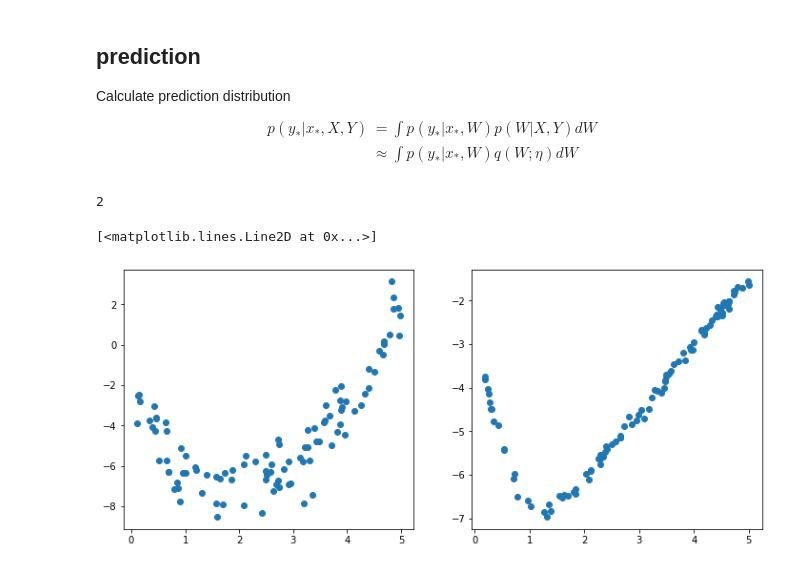
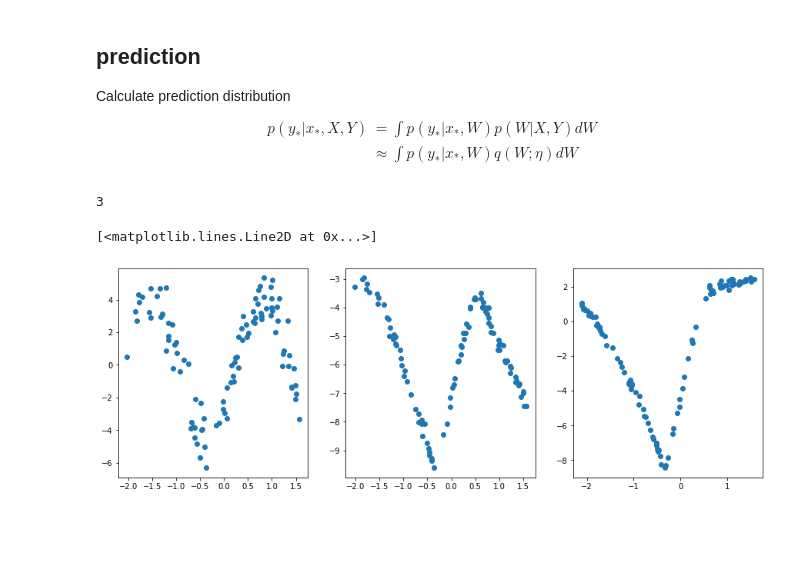
Before and after one commit to ga10is/bayes, a Jupyter notebook: notebook/probability_programing_1.ipynb, the cells around one changed output. Cells and saved outputs as stored; diff of their text form; code cells hidden in the pictures; blank space fills up the shorter version.

```diff
--- a/notebook/probability_programing_1.ipynb
+++ b/notebook/probability_programing_1.ipynb
@@ -620,24 +634,31 @@ def write_graph(writer, model, x):
 # %%
+scaler = StandardScaler()
+x_train_norm = torch.tensor(scaler.fit_transform(x_train), dtype=torch.float32)
+
 # model = LinearNet2()
 model = TensorLinearNet()
 vimodel = VIModel(model)
 q_w = ParameterDistribution(vimodel.dist)
 p_w = ParameterDistribution(normal_prior_dist(model))
 
-optimizer = torch.optim.SGD(params=vimodel.parameters(), lr=1e-4)
+# optimizer = torch.optim.Adam(params=vimodel.parameters(), lr=1e-3)
+optimizer = torch.optim.SGD(params=vimodel.parameters(), lr=1e-2,
+                            momentum=0.9,
+                            weight_decay=1e-4)
 # %%
+n_params = get_n_params(model)
 model.train()
-for i in range(10000):
+for i in range(5000):
     with torch.set_grad_enabled(True):
         optimizer.zero_grad()
-        # loss = kl_divergence2(q_w, p_w, vimodel, x_train, y_train)
-        loss = kl_divergence(q_w, p_w, model, x_train, y_train)
-        # loss = loss_func(model, x_train, y_train)
+        loss = kl_divergence2(q_w, p_w, model, x_train_norm, y_train, n_params, i)
         loss.backward()
         optimizer.step()
 
+    if str(loss.item()) == 'nan':
+        break
 
-    if (i+1) % 100 == 0:
+    if (i+1) % 100== 0:
         # mu = vimodel.eta_mu.detach().numpy()
         # sigma = torch.exp(vimodel.eta_log_sigma.detach()).numpy()
         # print('loss: %f mu: %s sigma: %s' % (loss.detach().numpy(), str(mu), str(sigma)))
@@ -675,16 +717,18 @@ $$
 def predict(q_w, model, x, n_samples):
 
     approx_y = 0
+    model.eval()
     with torch.no_grad():
         for i in range(n_samples):
             # sampling from q(w)
             w_sample = q_w.sample()
             model.set_params(w_sample)
             # calculate f(x)
-            output = model(x)
+            out1, out2 = model(x)
 
             # p(y|x,w) = N(f(x; w), 1)
-            p_y_xw = torchdist.Normal(output, torch.ones_like(output))
+            p_y_xw = torchdist.Normal(out1, torch.ones_like(out1) / 2)
+            # p_y_xw = torchdist.Normal(out1, out2)
 
             # sampling from p(y, w)
             y_sample = p_y_xw.sample()
@@ -694,19 +738,22 @@ def predict(q_w, model, x, n_samples):
     return approx_y
 # %%
 def predict_data(q_w, model):
-    n_samples = 100
+    n_samples = 10
     x_pred = 5 * torch.rand(100, 1)
+    x_pred = torch.tensor(scaler.transform(x_pred), dtype=torch.float32)
     y_pred = predict(q_w, model, x_pred, n_samples)
 
     return x_pred, y_pred
-
-x_pred, y_pred = predict_data(q_w, model)
 # %%
-fig, axes = plt.subplots(1, 2, figsize=(12, 5))
+x_pred, y_pred = predict_data(q_w, model)
+y_pred_train = predict(q_w, model, x_train_norm, 10)
+
+fig, axes = plt.subplots(1, 3, figsize=(15, 5))
 print(len(axes))
-axes[0].plot(x_train.numpy(), y_train.numpy(), 'o')
-axes[1].plot(x_pred.numpy(), y_pred.numpy(), 'o')
+axes[0].plot(x_train_norm.numpy(), y_train.numpy(), 'o')
+axes[1].plot(x_train_norm.numpy(), y_pred_train.numpy(), 'o')
+axes[2].plot(x_pred.numpy(), y_pred.numpy(), 'o')
 # %% [output]
-2
+3
 [<matplotlib.lines.Line2D at 0x...>]
-[figure, old version]
+[figure, new version]
```
Also changed, not shown: parts of 21 cells of this notebook.
